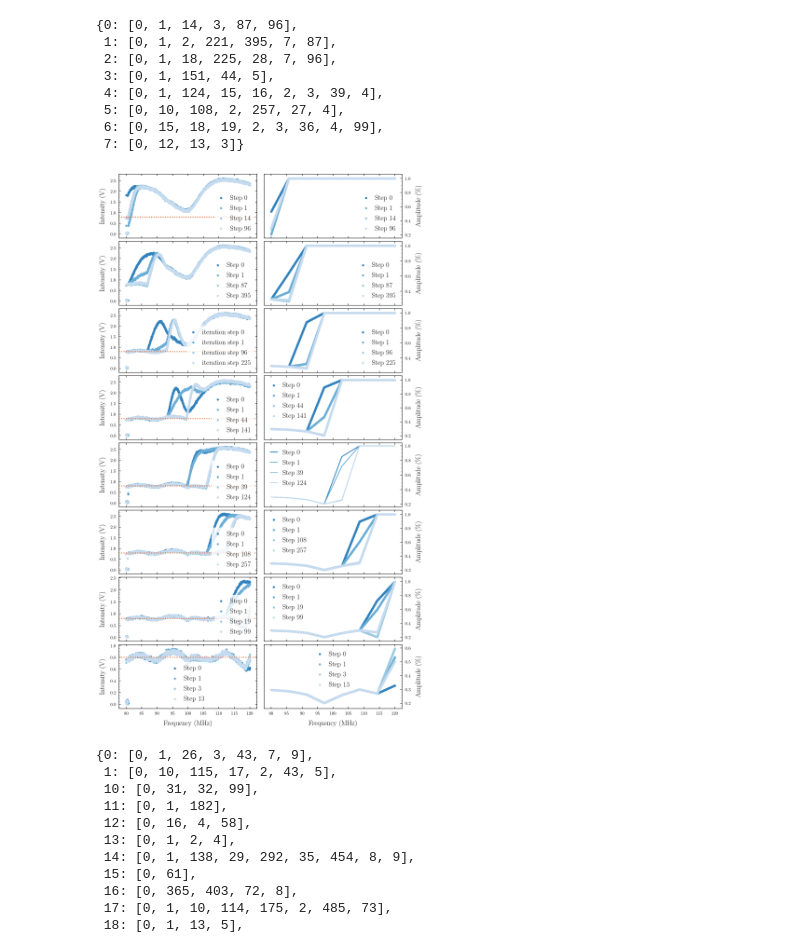
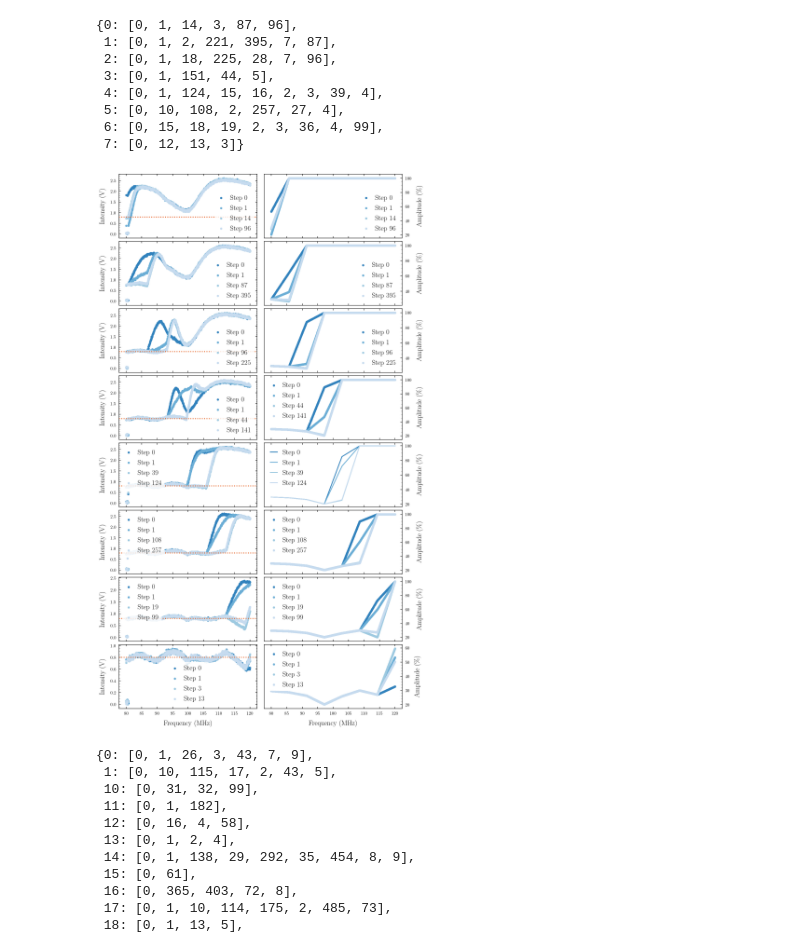
Before and after one commit to bodokaiser/bachelor-thesis, a Jupyter notebook: notebook/evaluation/intensity-optimization.ipynb, the cells around one changed output. Drawn from its saved outputs; the diff is of its cells as text; code cells hidden in the pictures.

```diff
--- a/notebook/evaluation/intensity-optimization.ipynb
+++ b/notebook/evaluation/intensity-optimization.ipynb
@@ -70,6 +70,7 @@ runs
 def read(filename, dataset):
     df = pd.read_hdf(os.path.join(datadir, filename), dataset)
     df['frequency'] = 80e6 + 40e6 * df.time / df.time.max()
+    df['amplitude'] *= 100
 
     return df
 
@@ -279,10 +280,10 @@ axes[1][1].yaxis.set_label_position("right")
 axes[1][1].set_ylabel(r'Amplitude (\si{\percent})')
 axes[1][1].legend()
 
-axes[2][0].scatter(A2n0.frequency / 1e6, A2n0.voltage, label='iteration step 0', color=cmap.colors[0])
-axes[2][0].scatter(A2n1.frequency / 1e6, A2n1.voltage, label='iteration step 1', color=cmap.colors[1])
-axes[2][0].scatter(A2n96.frequency / 1e6, A2n96.voltage, label='iteration step 96', color=cmap.colors[2])
-axes[2][0].scatter(A2n225.frequency / 1e6, A2n225.voltage, label='iteration step 225', color=cmap.colors[3])
+axes[2][0].scatter(A2n0.frequency / 1e6, A2n0.voltage, label='Step 0', color=cmap.colors[0])
+axes[2][0].scatter(A2n1.frequency / 1e6, A2n1.voltage, label='Step 1', color=cmap.colors[1])
+axes[2][0].scatter(A2n96.frequency / 1e6, A2n96.voltage, label='Step 96', color=cmap.colors[2])
+axes[2][0].scatter(A2n225.frequency / 1e6, A2n225.voltage, label='Step 225', color=cmap.colors[3])
 axes[2][0].set_ylabel(r'Intensity (\si{\volt})')
 axes[2][0].axhline(.8, linestyle='dotted', color=cmap.colors[4])
 axes[2][0].legend()
@@ -319,7 +320,7 @@ axes[4][0].scatter(A4n39.frequency / 1e6, A4n39.voltage, label='Step 39', color=
 axes[4][0].scatter(A4n124.frequency / 1e6, A4n124.voltage, label='Step 124', color=cmap.colors[3])
 axes[4][0].set_ylabel(r'Intensity (\si{\volt})')
 axes[4][0].axhline(.8, linestyle='dotted', color=cmap.colors[4])
-axes[4][0].legend()
+axes[4][0].legend(loc='upper left')
 
 axes[4][1].plot(A4n0.frequency / 1e6, A4n0.amplitude, label='Step 0', color=cmap.colors[0])
 axes[4][1].plot(A4n1.frequency / 1e6, A4n1.amplitude, label='Step 1', color=cmap.colors[1])
@@ -328,7 +329,7 @@ axes[4][1].plot(A4n124.frequency / 1e6, A4n124.amplitude, label='Step 124', colo
 axes[4][1].yaxis.tick_right()
 axes[4][1].yaxis.set_label_position("right")
 axes[4][1].set_ylabel(r'Amplitude (\si{\percent})')
-axes[4][1].legend()
+axes[4][1].legend(loc='upper left')
 
 axes[5][0].scatter(A5n0.frequency / 1e6, A5n0.voltage, label='Step 0', color=cmap.colors[0])
 axes[5][0].scatter(A5n1.frequency / 1e6, A5n1.voltage, label='Step 1', color=cmap.colors[1])
@@ -336,7 +337,7 @@ axes[5][0].scatter(A5n108.frequency / 1e6, A5n108.voltage, label='Step 108', col
 axes[5][0].scatter(A5n257.frequency / 1e6, A5n257.voltage, label='Step 257', color=cmap.colors[3])
 axes[5][0].set_ylabel(r'Intensity (\si{\volt})')
 axes[5][0].axhline(.8, linestyle='dotted', color=cmap.colors[4])
-axes[5][0].legend()
+axes[5][0].legend(loc='upper left')
 
 axes[5][1].scatter(A5n0.frequency / 1e6, A5n0.amplitude, label='Step 0', color=cmap.colors[0])
 axes[5][1].scatter(A5n1.frequency / 1e6, A5n1.amplitude, label='Step 1', color=cmap.colors[1])
@@ -345,7 +346,7 @@ axes[5][1].scatter(A5n257.frequency / 1e6, A5n257.amplitude, label='Step 257', c
 axes[5][1].yaxis.tick_right()
 axes[5][1].yaxis.set_label_position("right")
 axes[5][1].set_ylabel(r'Amplitude (\si{\percent})')
-axes[5][1].legend()
+axes[5][1].legend(loc='upper left')
 
 axes[6][0].scatter(A6n0.frequency / 1e6, A6n0.voltage, label='Step 0', color=cmap.colors[0])
 axes[6][0].scatter(A6n1.frequency / 1e6, A6n1.voltage, label='Step 1', color=cmap.colors[1])
@@ -353,7 +354,7 @@ axes[6][0].scatter(A6n19.frequency / 1e6, A6n19.voltage, label='Step 19', color=
 axes[6][0].scatter(A6n99.frequency / 1e6, A6n99.voltage, label='Step 99', color=cmap.colors[3])
 axes[6][0].set_ylabel(r'Intensity (\si{\volt})')
 axes[6][0].axhline(.8, linestyle='dotted', color=cmap.colors[4])
-axes[6][0].legend()
+axes[6][0].legend(loc='upper left')
 
 axes[6][1].scatter(A6n0.frequency / 1e6, A6n0.amplitude, label='Step 0', color=cmap.colors[0])
 axes[6][1].scatter(A6n1.frequency / 1e6, A6n1.amplitude, label='Step 1', color=cmap.colors[1])
@@ -362,42 +363,42 @@ axes[6][1].scatter(A6n99.frequency / 1e6, A6n99.amplitude, label='Step 99', colo
 axes[6][1].yaxis.tick_right()
 axes[6][1].yaxis.set_label_position("right")
 axes[6][1].set_ylabel(r'Amplitude (\si{\percent})')
-axes[6][1].legend()
+axes[6][1].legend(loc='upper left')
 
 axes[7][0].scatter(A7n0.frequency / 1e6, A7n0.voltage, label='Step 0', color=cmap.colors[0])
 axes[7][0].scatter(A7n1.frequency / 1e6, A7n1.voltage, label='Step 1', color=cmap.colors[1])
 axes[7][0].scatter(A7n3.frequency / 1e6, A7n3.voltage, label='Step 3', color=cmap.colors[2])
 axes[7][0].scatter(A7n13.frequency / 1e6, A7n13.voltage, label='Step 13', color=cmap.colors[3])
 axes[7][0].set_ylabel(r'Intensity (\si{\volt})')
 axes[7][0].axhline(.8, linestyle='dotted', color=cmap.colors[4])
 axes[7][0].set_xlabel(r'Frequency (\si{\mega\hertz})')
 axes[7][0].legend()
 
 axes[7][1].scatter(A7n0.frequency / 1e6, A7n0.amplitude, label='Step 0', color=cmap.colors[0])
 axes[7][1].scatter(A7n1.frequency / 1e6, A7n1.amplitude, label='Step 1', color=cmap.colors[1])
 axes[7][1].scatter(A7n3.frequency / 1e6, A7n3.amplitude, label='Step 3', color=cmap.colors[2])
 axes[7][1].scatter(A7n13.frequency / 1e6, A7n13.amplitude, label='Step 13', color=cmap.colors[3])
 axes[7][1].yaxis.tick_right()
 axes[7][1].yaxis.set_label_position("right")
 axes[7][1].set_ylabel(r'Amplitude (\si{\percent})')
 axes[7][1].set_xlabel(r'Frequency (\si{\mega\hertz})')
-axes[7][1].legend()
+axes[7][1].legend(loc='upper left')
 
 #pad = 5
 #rows = [f'{i}. amplitude segment' for i in range(1, 9)]
 
 #for ax, row in zip(axes[:,0], rows):
 #    ax.annotate(row, xy=(0, 0.5), xytext=(-ax.yaxis.labelpad - pad, 0),
 #                xycoords=ax.yaxis.label, textcoords='offset points',
 #                size='large', ha='right', va='center')
 
 
 plt.subplots_adjust(top=.99, bottom=.04, wspace=.05, hspace=.05, right=.88)
 plt.savefig(os.path.join(figuredir, 'process.pgf'))
 plt.savefig(os.path.join(figuredir, 'process.pdf'))
 plt.show()
 # %% [output]
-[figure, old version]
+[figure, new version]
 # %%
 runs['800mV-32']
 # %% [output]
```
Also changed, not shown: parts of 1 cell of this notebook, 20 other files.
